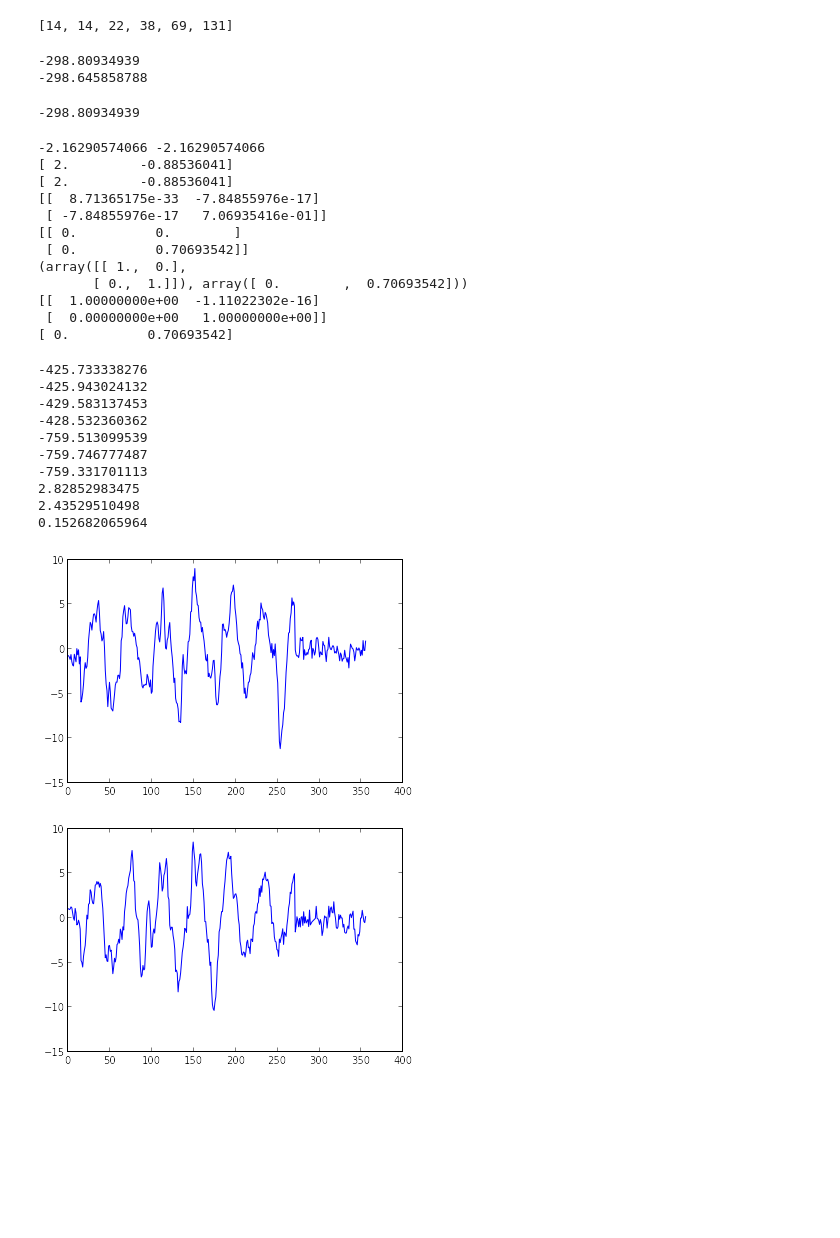
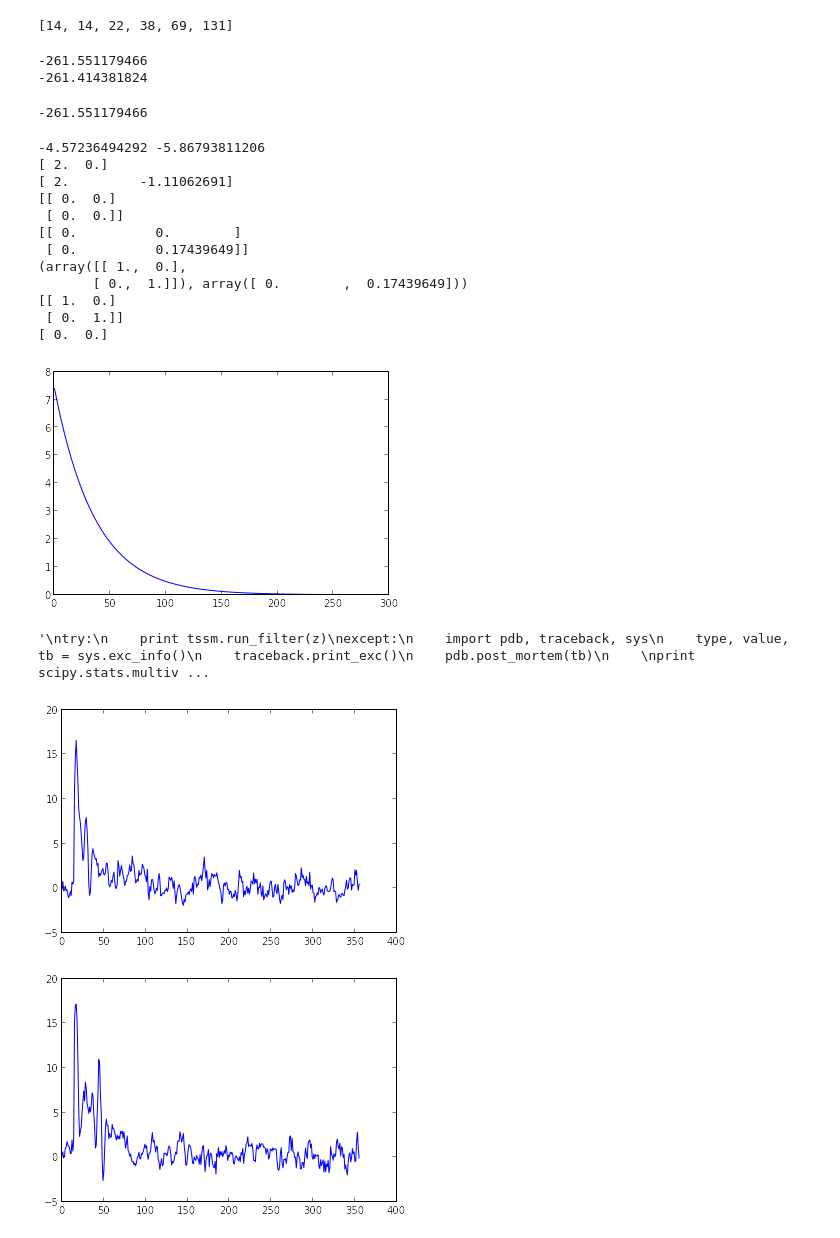
Before and after one commit to davmre/sigvisa, a Jupyter notebook: notebooks/marginalized_wavelet_model_single_exact.ipynb, the cells around one changed output. Cells and saved outputs as stored; diff of their text form; code cells hidden in the pictures; blank space fills up the shorter version.

```diff
--- a/notebooks/marginalized_wavelet_model_single_exact.ipynb
+++ b/notebooks/marginalized_wavelet_model_single_exact.ipynb
@@ -202,17 +202,24 @@ arssm = ARSSM(params, evar)
 ar_model = ARModel(params, ErrorModel(0, np.sqrt(evar)))
 
 zz = arssm.prior_sample(N)
-print arssm.run_filter(zz)
+
+try:
+    print arssm.run_filter(zz)
+except:
+    import pdb, traceback, sys
+    type, value, tb = sys.exc_info()
+    traceback.print_exc()
+    pdb.post_mortem(tb)
 
 arcov = ar_model.cov_matrix(N)
 print scipy.stats.multivariate_normal.logpdf(zz, np.zeros((N,)), arcov)
 # %% [output]
--298.80934939
--298.645858788
+-261.551179466
+-261.414381824
 # %%
 print arssm.run_filter_naive(zz)
 # %% [output]
--298.80934939
+-261.551179466
 # %%
 #d = np.zeros((arssm.max_dimension, ))
 #pv = arssm.prior_vars()
@@ -245,22 +252,26 @@ print udu(P)
 print U
 print d
 # %% [output]
--2.16290574066 -2.16290574066
-[ 2.         -0.88536041]
-[ 2.         -0.88536041]
-[[  8.71365175e-33  -7.84855976e-17]
- [ -7.84855976e-17   7.06935416e-01]]
+-4.57236494292 -5.86793811206
+[ 2.  0.]
+[ 2.         -1.11062691]
+[[ 0.  0.]
+ [ 0.  0.]]
 [[ 0.          0.        ]
- [ 0.          0.70693542]]
+ [ 0.          0.17439649]]
 (array([[ 1.,  0.],
-       [ 0.,  1.]]), array([ 0.        ,  0.70693542]))
-[[  1.00000000e+00  -1.11022302e-16]
- [  0.00000000e+00   1.00000000e+00]]
-[ 0.          0.70693542]
+       [ 0.,  1.]]), array([ 0.        ,  0.17439649]))
+[[ 1.  0.]
+ [ 0.  1.]]
+[ 0.  0.]
 # %%
-template = 5*np.sin(np.linspace(-20, 20, N))
+template = np.exp(np.linspace(-5, 2, N)[::-1])
+plot(template)
+#template = #5*np.sin(np.linspace(-20, 20, N))
 components = [(wssm, 15, N, template), (arssm, 0, N+100, None)]
 tssm = TransientCombinedSSM(components)
+# %% [output]
+[figure, added]
 # %%
 # wavelet basis
 cov = ar_model.cov_matrix(N+100)
@@ -278,43 +289,35 @@ zz = scipy.stats.multivariate_normal.rvs(mean, cov)
 
 plot(z)
 figure()
 plot(zz)
-
+"""
 try:
     print tssm.run_filter(z)
 except:
     import pdb, traceback, sys
     type, value, tb = sys.exc_info()
     traceback.print_exc()
     pdb.post_mortem(tb)
 
 print scipy.stats.multivariate_normal.logpdf(z, mean, cov)
 
 print tssm.run_filter(zz)
 print scipy.stats.multivariate_normal.logpdf(zz, mean, cov)
 
 zzz = np.random.randn(len(zz))
 import time
 t0 = time.time()
 print tssm.run_filter(zzz)
 t1 = time.time()
 print tssm.run_filter_naive(zzz)
 t2 = time.time()
 print scipy.stats.multivariate_normal.logpdf(zzz, mean, cov)
 t3 = time.time()
 print t1-t0
 print t2-t1
 print t3-t2
+"""
 # %% [output]
--425.733338276
--425.943024132
--429.583137453
--428.532360362
--759.513099539
--759.746777487
--759.331701113
-2.82852983475
-2.43529510498
-0.152682065964
+'\ntry:\n    print tssm.run_filter(z)\nexcept:\n    import pdb, traceback, sys\n    type, value, tb = sys.exc_info()\n    traceback.print_exc()\n    pdb.post_mortem(tb)\n    \nprint scipy.stats.multiv ...
-[figure, old version]
+[figure, new version]
-[figure, old version]
+[figure, new version]
```
Also changed, not shown: parts of 5 cells of this notebook, 1 other file.
